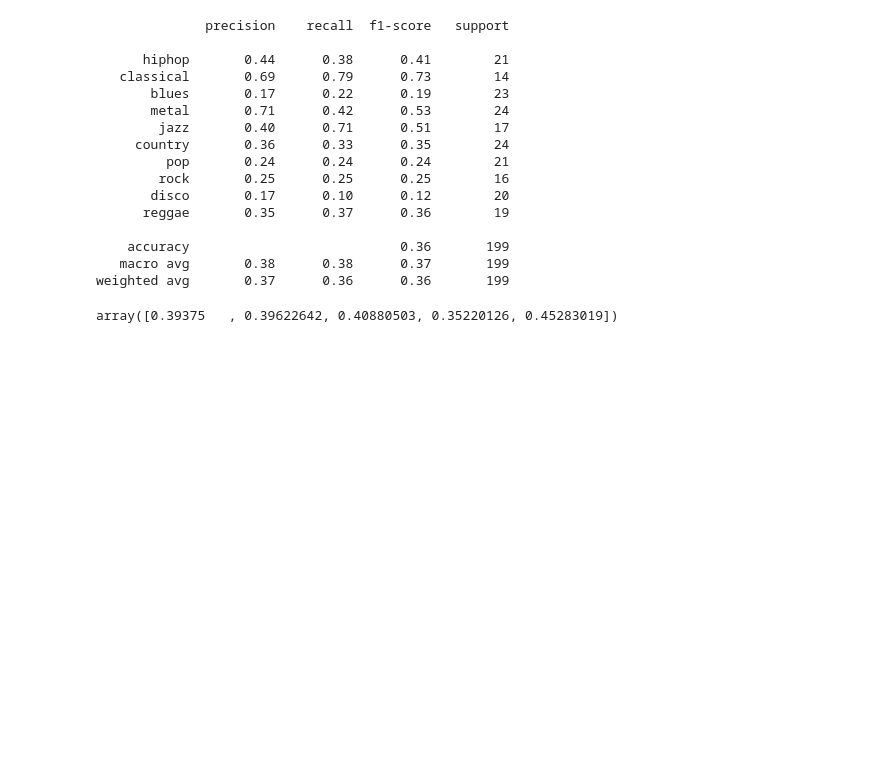
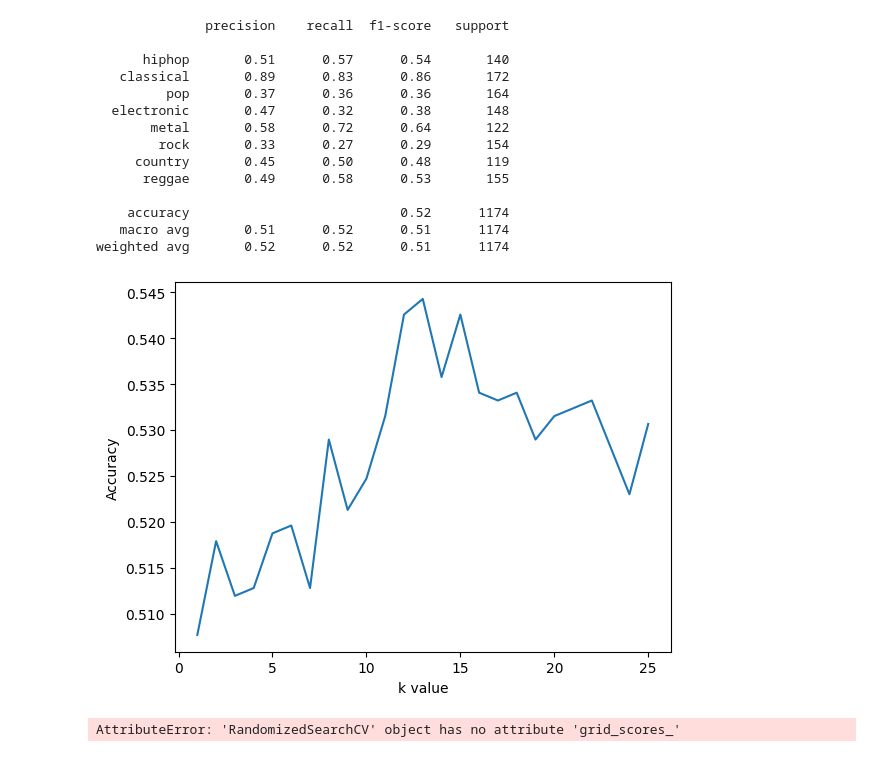
Before and after one commit to rsmassey/mcats, a Jupyter notebook: notebooks/KNN model.ipynb, the cells around one changed output. Drawn from its saved outputs; the diff is of its cells as text; code cells hidden in the pictures; blank space fills up the shorter version.

```diff
--- a/notebooks/KNN model.ipynb
+++ b/notebooks/KNN model.ipynb
@@ -21,5 +16,16 @@ y = data["genre"]
 # %%
-X_train, X_test, y_train, y_test = train_test_split(X, y, test_size=0.2, random_state=42)
+# Load the data splits
+train_data = pd.read_csv('../mcats/data/train_data.csv')
+val_data = pd.read_csv('../mcats/data/test_data.csv')
+test_data = pd.read_csv('../mcats/data/val_data.csv')
+
+# Split the data into X and y
+X_train = train_data.iloc[:, 1:-1]
+y_train = train_data.iloc[:, -1]
+X_val = val_data.iloc[:, 1:-1]
+y_val = val_data.iloc[:, -1]
+X_test = test_data.iloc[:, 1:-1]
+y_test = test_data.iloc[:, -1]
 # %%
 knn = KNeighborsClassifier()
 # %%
@@ -53,31 +57,52 @@ preds = knn.predict(X_test)
 #y_ true is y_test  predict on x_text  y_pred is the output of the model
 y_true = y_test
 y_pred = preds
-target_names = ['hiphop', 'classical', 'blues', 'metal', 'jazz', 'country', 'pop', 'rock', 'disco', 'reggae']
+target_names = ['hiphop','classical','pop','electronic','metal', 'rock','country','reggae']
 print(classification_report(y_true, y_pred, target_names=target_names))
 # %% [output]
               precision    recall  f1-score   support
 
-      hiphop       0.44      0.38      0.41        21
-   classical       0.69      0.79      0.73        14
-       blues       0.17      0.22      0.19        23
-       metal       0.71      0.42      0.53        24
-        jazz       0.40      0.71      0.51        17
-     country       0.36      0.33      0.35        24
-         pop       0.24      0.24      0.24        21
-        rock       0.25      0.25      0.25        16
-       disco       0.17      0.10      0.12        20
-      reggae       0.35      0.37      0.36        19
+      hiphop       0.51      0.57      0.54       140
+   classical       0.89      0.83      0.86       172
+         pop       0.37      0.36      0.36       164
+  electronic       0.47      0.32      0.38       148
+       metal       0.58      0.72      0.64       122
+        rock       0.33      0.27      0.29       154
+     country       0.45      0.50      0.48       119
+      reggae       0.49      0.58      0.53       155
 
-    accuracy                           0.36       199
-   macro avg       0.38      0.38      0.37       199
-weighted avg       0.37      0.36      0.36       199
+    accuracy                           0.52      1174
+   macro avg       0.51      0.52      0.51      1174
+weighted avg       0.52      0.52      0.51      1174
 # %%
+#Finding a best value of k for better accuracy
 
-for k in range(1, 50):
-  neigh = neighbors.KNeighborsClassifier(n_neighbors=k)
-  neigh.fit(X_train, y_train)
-  a = cross_val_score(neigh, X_train, y_train, cv=5)
-a
+k_range=range(1,26)
+scores=[]
+
+for k in k_range:
+    knn=KNeighborsClassifier(n_neighbors=k)
+    knn.fit(X_train, y_train)
+    y_pred=knn.predict(X_test)
+    scores.append(accuracy_score(y_test, y_pred))
-# %% [output]
-array([0.39375   , 0.39622642, 0.40880503, 0.35220126, 0.45283019])
+# %%
+import matplotlib.pyplot as plt
+
+plt.plot(k_range, scores)
+plt.xlabel('k value')
+plt.ylabel('Accuracy')
+
+plt.show()
+# %% [output]
+[figure, added]
+# %%
+options=['uniform', 'distance']
+algorithms=['auto', 'ball_tree', 'kd_tree', 'brute']
+param_grid = dict(n_neighbors=k_range, weights=options, algorithm=algorithms)
+
+knn=KNeighborsClassifier()
+rand = RandomizedSearchCV(knn, param_grid, cv=10, scoring='accuracy', n_iter=10, random_state=5)
+rand.fit(X_train, y_train)
+rand.grid_scores_
+# %% [output]
+AttributeError: 'RandomizedSearchCV' object has no attribute 'grid_scores_'
```
Also changed, not shown: parts of 6 cells of this notebook, 8 other files.
